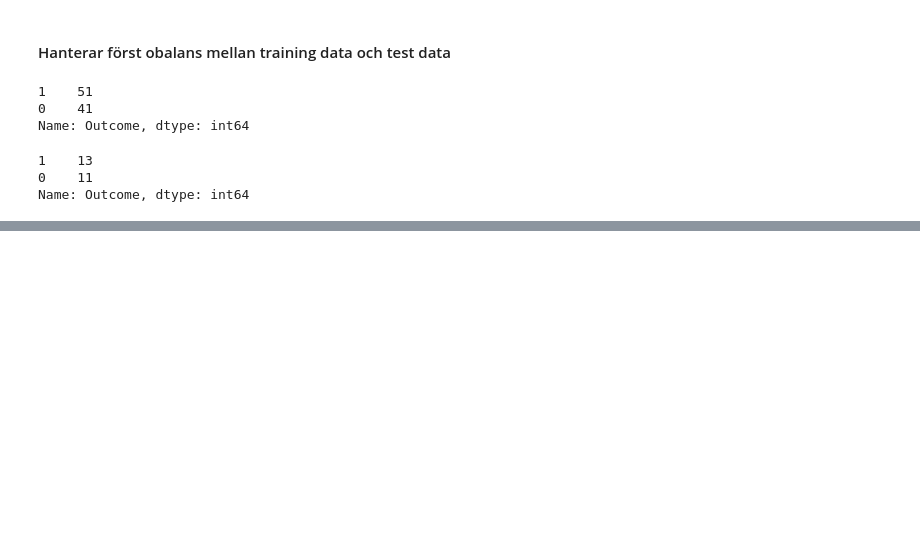
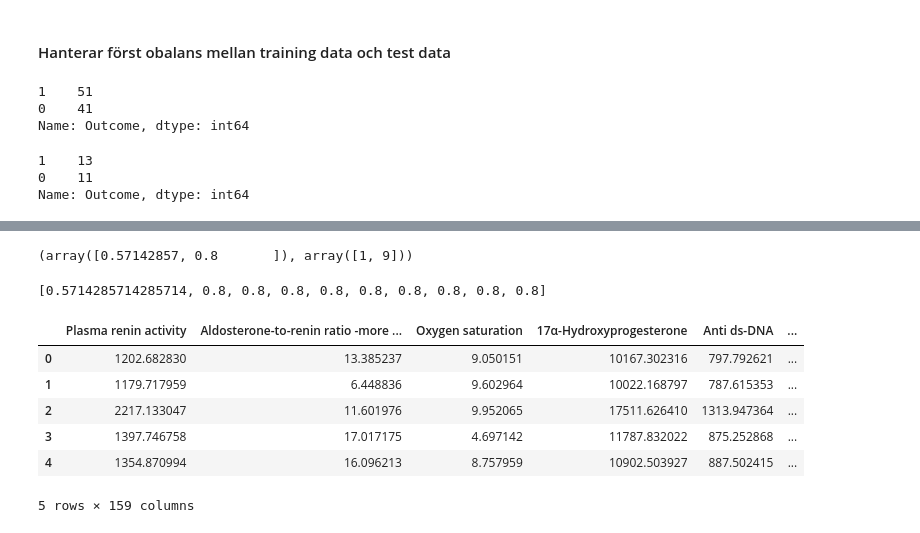
Before and after one commit to AntonMaxen/applied-ai, a Jupyter notebook: assignment_2/classification.ipynb, the cells around one changed output, grey strips where cells are left out. Saved outputs shown, nothing was run; the diff lists cells and outputs as text; code cells hidden in the pictures; blank space fills up the shorter version.

```diff
--- a/assignment_2/classification.ipynb
+++ b/assignment_2/classification.ipynb
@@ -121,0 +202,32 @@ Name: Outcome, dtype: int64
+# %%
+x_train, x_test, y_train, y_test = train_test_split(concat_df, y, test_size=0.2, random_state=42, shuffle=True, stratify=y)
+kernels = ['linear']
+cs = np.linspace(0.000000001, 5, num=10)
+#cs = [0.2*x + 1 for x in range(30)]
+scores = []
+for kernel in kernels:
+    for c in cs:
+        model = SVC(kernel=kernel, C=c)
+        model.fit(x_train, y_train)
+        y_pred = model.predict(x_test)
+        y_true = y_test.to_numpy()
+        beta_score = f1_score(y_true, y_pred)
+        scores.append(beta_score)
+
+print(np.unique(scores, return_counts=True))
+# %% [output]
+(array([0.57142857, 0.8       ]), array([1, 9]))
+# %%
+print(scores)
+# %% [output]
+[0.5714285714285714, 0.8, 0.8, 0.8, 0.8, 0.8, 0.8, 0.8, 0.8, 0.8]
+# %%
+concat_df.head()
+# %% [output]
+|  | Plasma renin activity | Aldosterone-to-renin ratio -more ... | Oxygen saturation | 17α-Hydroxyprogesterone | Anti ds-DNA | ... |
+| 0 | 1202.682830 | 13.385237 | 9.050151 | 10167.302316 | 797.792621 | ... |
+| 1 | 1179.717959 | 6.448836 | 9.602964 | 10022.168797 | 787.615353 | ... |
+| 2 | 2217.133047 | 11.601976 | 9.952065 | 17511.626410 | 1313.947364 | ... |
+| 3 | 1397.746758 | 17.017175 | 4.697142 | 11787.832022 | 875.252868 | ... |
+| 4 | 1354.870994 | 16.096213 | 8.757959 | 10902.503927 | 887.502415 | ... |
+5 rows × 159 columns
```
Also changed, not shown: parts of 14 cells of this notebook.
